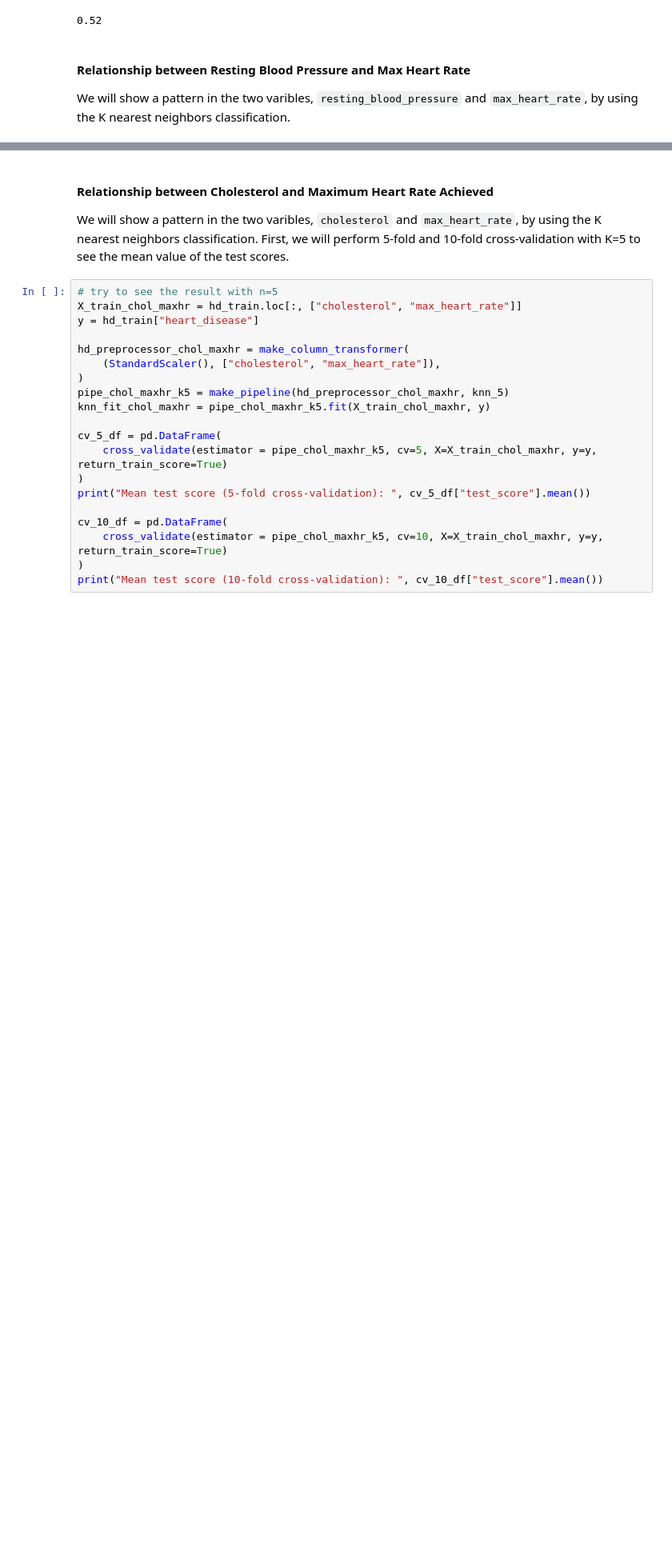
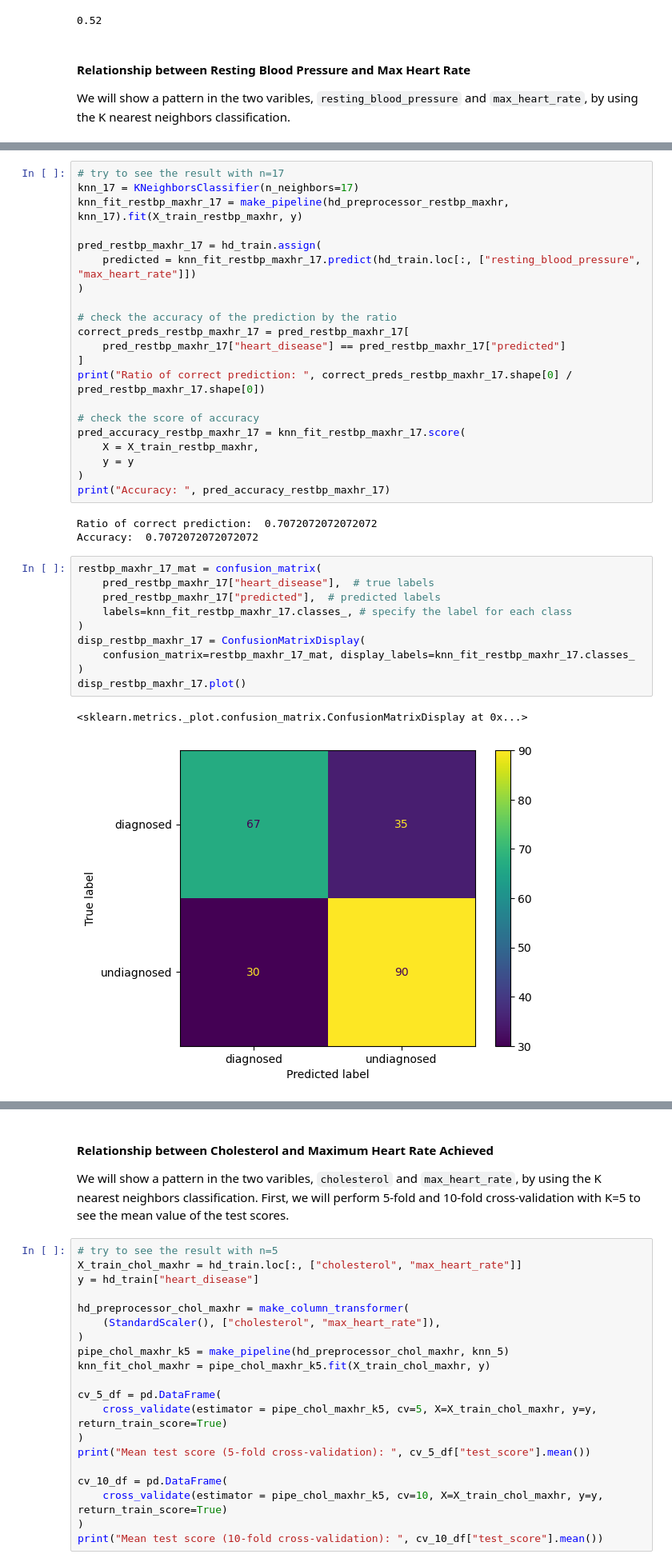
Before and after one commit to ytorigata/dsci-100-2022w2-group-22, a Jupyter notebook: docs/working.ipynb, the cells around one changed output, grey strips where cells are left out. Shown at 80% size. Saved outputs shown, nothing was run; the diff lists cells and outputs as text; blank space fills up the shorter version.

Commit message:
Added the part of tuning of the K value for Resting Blood Pressure vs Max Heart Rate

```diff
--- a/docs/working.ipynb
+++ b/docs/working.ipynb
@@ -287,0 +347,37 @@ print(correct_preds_restbp_maxhr.shape[0] / pred_restbp_maxhr.shape[0])
+# %%
+# try to see the result with n=17
+knn_17 = KNeighborsClassifier(n_neighbors=17)
+knn_fit_restbp_maxhr_17 = make_pipeline(hd_preprocessor_restbp_maxhr, knn_17).fit(X_train_restbp_maxhr, y)
+
+pred_restbp_maxhr_17 = hd_train.assign(
+    predicted = knn_fit_restbp_maxhr_17.predict(hd_train.loc[:, ["resting_blood_pressure", "max_heart_rate"]])
+)
+
+# check the accuracy of the prediction by the ratio
+correct_preds_restbp_maxhr_17 = pred_restbp_maxhr_17[
+    pred_restbp_maxhr_17["heart_disease"] == pred_restbp_maxhr_17["predicted"]
+]
+print("Ratio of correct prediction: ", correct_preds_restbp_maxhr_17.shape[0] / pred_restbp_maxhr_17.shape[0])
+
+# check the score of accuracy
+pred_accuracy_restbp_maxhr_17 = knn_fit_restbp_maxhr_17.score(
+    X = X_train_restbp_maxhr,
+    y = y
+)
+print("Accuracy: ", pred_accuracy_restbp_maxhr_17)
+# %% [output]
+Ratio of correct prediction:  0.7072072072072072
+Accuracy:  0.7072072072072072
+# %%
+restbp_maxhr_17_mat = confusion_matrix(
+    pred_restbp_maxhr_17["heart_disease"],  # true labels
+    pred_restbp_maxhr_17["predicted"],  # predicted labels
+    labels=knn_fit_restbp_maxhr_17.classes_, # specify the label for each class
+)
+disp_restbp_maxhr_17 = ConfusionMatrixDisplay(
+    confusion_matrix=restbp_maxhr_17_mat, display_labels=knn_fit_restbp_maxhr_17.classes_
+)
+disp_restbp_maxhr_17.plot()
+# %% [output]
+<sklearn.metrics._plot.confusion_matrix.ConfusionMatrixDisplay at 0x...>
+[figure, added]
```
Also changed, not shown: parts of 8 cells of this notebook.
